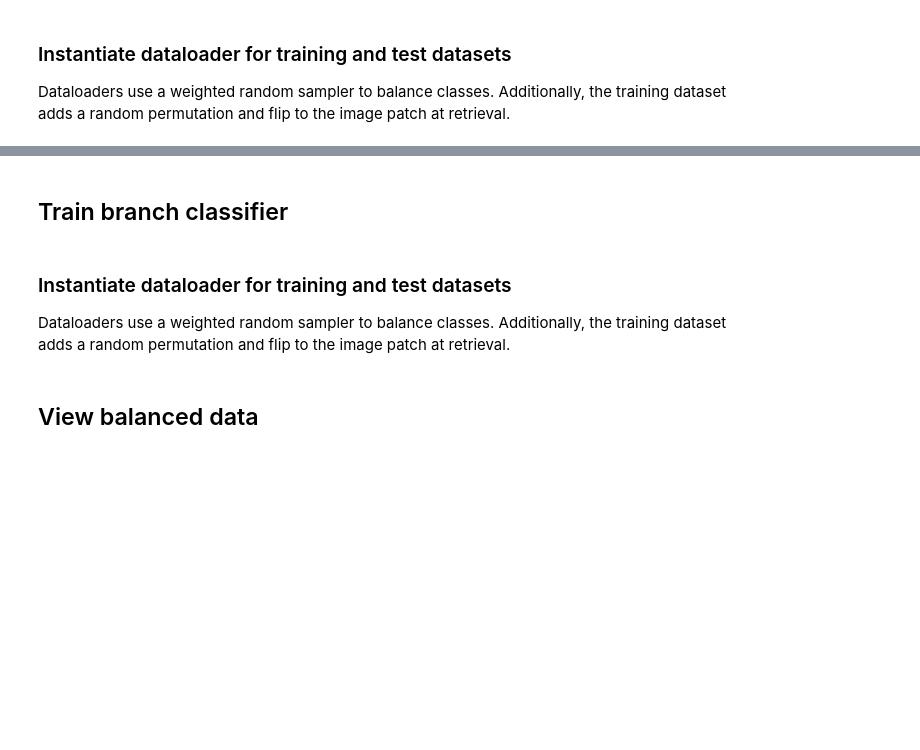
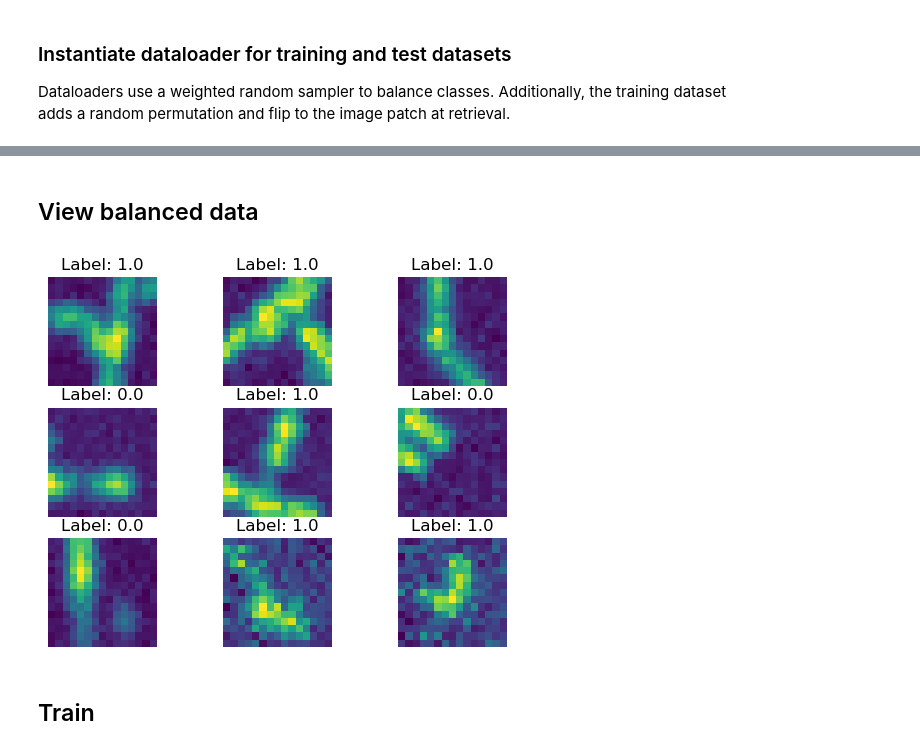
Before and after one commit to BrysonGray/neurotrack, a Jupyter notebook: branch_classifier.ipynb, the cells around one changed output, grey strips where cells are left out. Saved outputs shown, nothing was run; the diff lists cells and outputs as text; code cells hidden in the pictures; blank space fills up the shorter version.

```diff
--- a/branch_classifier.ipynb
+++ b/branch_classifier.ipynb
@@ -502,17 +106,0 @@ for i in range(len(ax)):
-# %%
-# look at each patch with orthogonal views
-fig, ax = plt.subplots(9,3)
-fig.set_size_inches(18, 54)
-for i in range(len(ax)):
-    img_path = os.path.join(observations_dir, sample.iloc[i,0])
-    img = tf.imread(img_path)
-    img = img.transpose(1,2,3,0) # type: ignore
-    ax[i][0].imshow(img.max(0))#, vmax=1.0, vmin=0.0)
-    ax[i][1].imshow(img.max(1))#, vmax=1.0, vmin=0.0)
-    ax[i][2].imshow(img.max(2))#, vmax=1.0, vmin=0.0)
-    ax[i][0].set_title(f"label: {sample.iloc[i,1].item()}")
-    ax[i][0].set_axis_off()
-    ax[i][1].set_axis_off()
-    ax[i][2].set_axis_off()
-    # ax[i].set_title(f"label: {sample.iloc[i,1].item()}")
-    # ax[i].set_axis_off()
@@ -521,25 +107,15 @@ for i in range(len(ax)):
-# %% [markdown]
-## Train branch classifier
-# %% [markdown]
-### Instantiate dataloader for training and test datasets
-Dataloaders use a weighted random sampler to balance classes. Additionally, the training dataset\
- adds a random permutation and flip to the image patch at retrieval.
-# %%
-# set source data files paths
-training_labels_file = "classifier_data/branch_classifier_neuromorpho_test_02-07-25_test_labels.csv"
-test_labels_file = "classifier_data/branch_classifier_neuromorpho_test_02-07-25_training_labels.csv"
-img_dir = "classifier_data/observations"
-
-# instantiate training and test datasets
-transform = branch_classifier.transform # random permutation and flip
-training_data = branch_classifier.StateData(labels_file=training_labels_file,
-                          img_dir=img_dir,
-                          transform=transform)
-test_data = branch_classifier.StateData(labels_file=test_labels_file,
-                          img_dir=img_dir)
-
-# instantiate dataloaders
-training_dataloader = branch_classifier.init_dataloader(training_data)
-test_dataloader = branch_classifier.init_dataloader(test_data)
 # %% [markdown]
 ## View balanced data
+# %%
+fig, axs = plt.subplots(3,3)
+axs = axs.flatten()
+
+X,y = next(iter(training_dataloader))
+for i, ax in enumerate(axs):
+    ax.imshow(X[i,0].amax(0))
+    ax.set_title(f"Label: {y[i]}")
+    ax.set_axis_off()
+# %% [output]
+[figure, added]
+# %% [markdown]
+## Train
```
Also changed, not shown: parts of 42 cells of this notebook, 31 other files.
